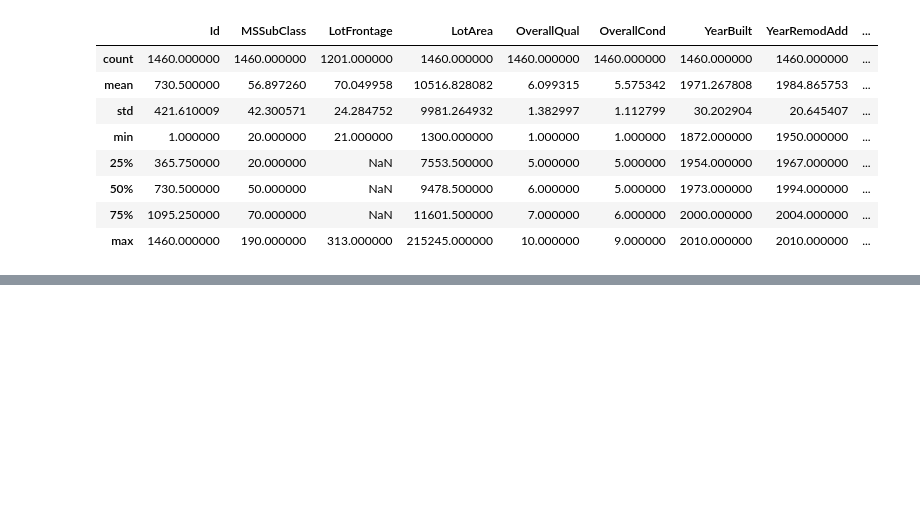
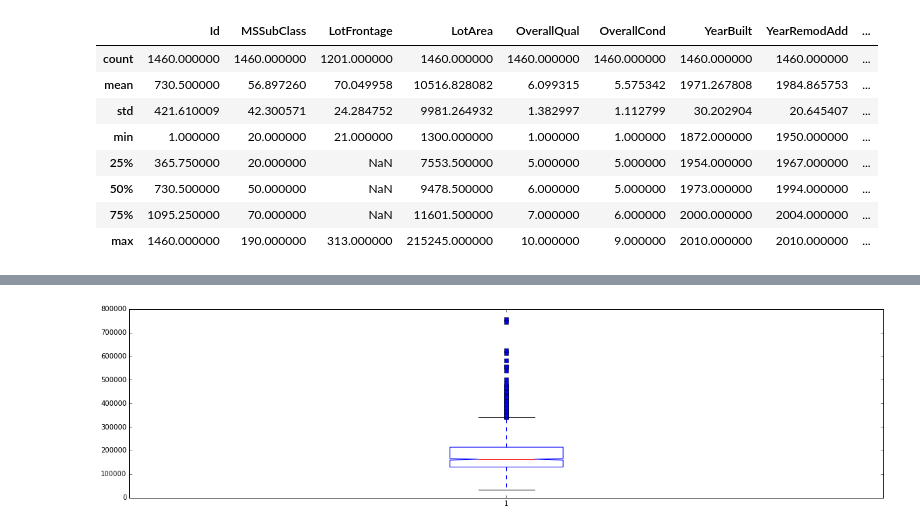
Before and after one commit to ketansahils/HousePricesAdvRegressionTech, a Jupyter notebook: housing_prices.ipynb, the cells around one changed output, grey strips where cells are left out. Saved outputs shown, nothing was run; the diff lists cells and outputs as text; code cells hidden in the pictures; blank space fills up the shorter version.

```diff
--- a/housing_prices.ipynb
+++ b/housing_prices.ipynb
@@ -23,0 +60,6 @@ data.describe()
+# %%
+plt.figure(figsize=(20,5))
+plt.boxplot(x, 1, 'rs', 1)
+plt.show()
+# %% [output]
+[figure, added]
```
Also changed, not shown: parts of 4 cells of this notebook.
